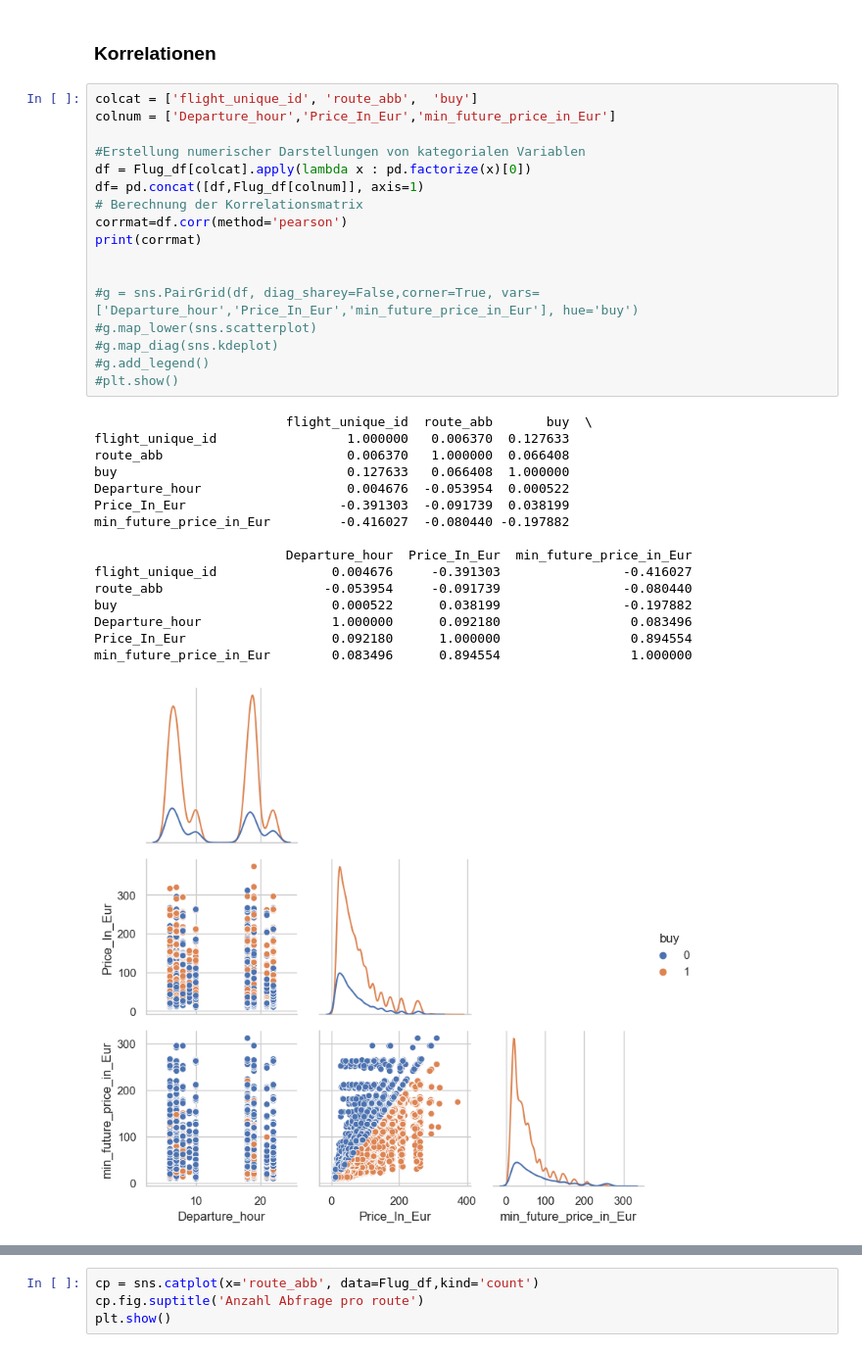
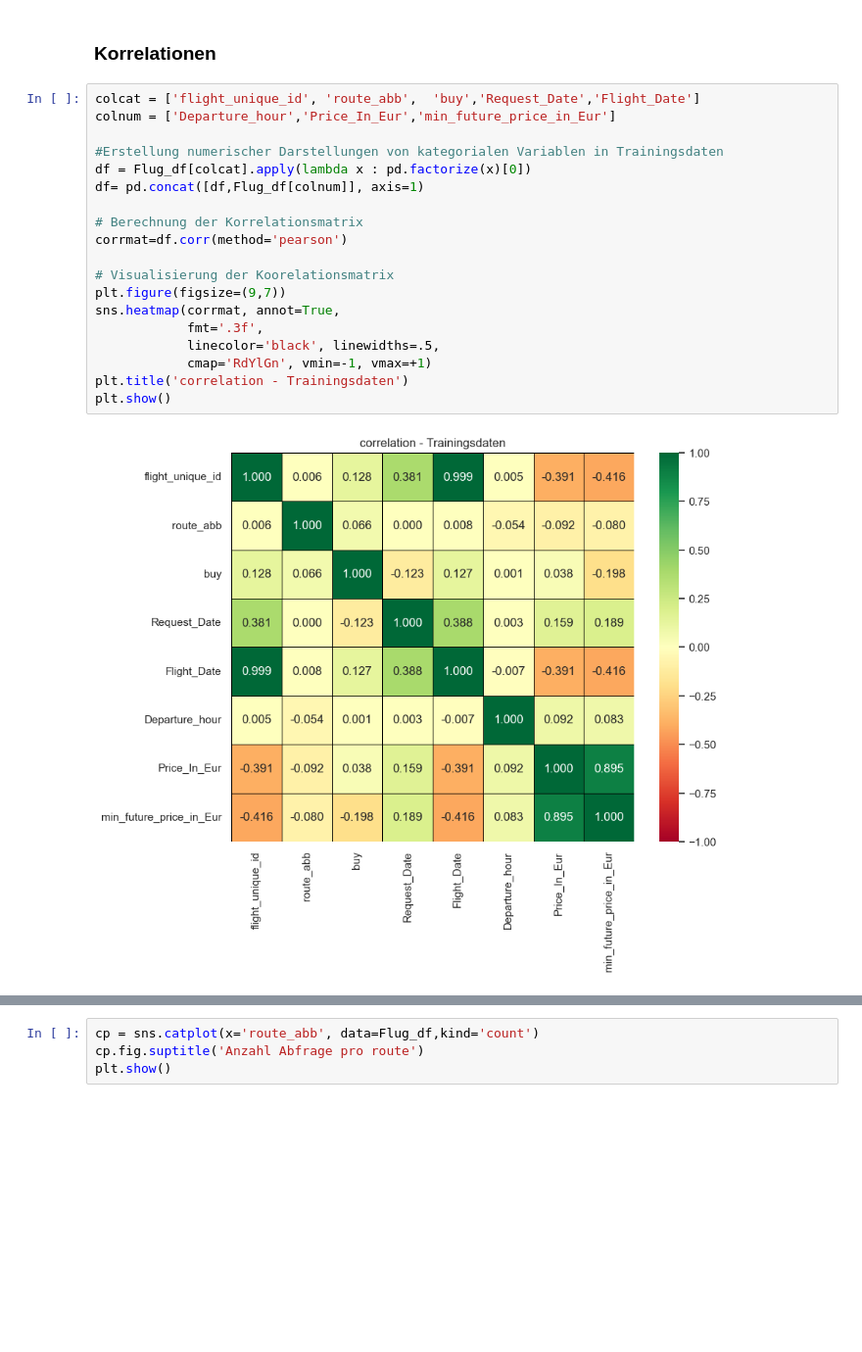
Before and after one commit to hahaha996/Data_Mining_Projekt, a Jupyter notebook: Projekt Datamining/Projekt_DM.ipynb, the cells around one changed output, grey strips where cells are left out. Shown at 98% size. Cells and saved outputs as stored; diff of their text form; blank space fills up the shorter version.

```diff
--- a/Projekt Datamining/Projekt_DM.ipynb
+++ b/Projekt Datamining/Projekt_DM.ipynb
@@ -233,36 +230,23 @@ dtype: object
 # %% [markdown]
 ### Korrelationen
 # %%
-colcat = ['flight_unique_id', 'route_abb',  'buy']
+colcat = ['flight_unique_id', 'route_abb',  'buy','Request_Date','Flight_Date']
 colnum = ['Departure_hour','Price_In_Eur','min_future_price_in_Eur']
 
-#Erstellung numerischer Darstellungen von kategorialen Variablen
+#Erstellung numerischer Darstellungen von kategorialen Variablen in Trainingsdaten
 df = Flug_df[colcat].apply(lambda x : pd.factorize(x)[0])
 df= pd.concat([df,Flug_df[colnum]], axis=1)
+
 # Berechnung der Korrelationsmatrix
 corrmat=df.corr(method='pearson')
-print(corrmat)
 
-
-#g = sns.PairGrid(df, diag_sharey=False,corner=True, vars= ['Departure_hour','Price_In_Eur','min_future_price_in_Eur'], hue='buy')
-#g.map_lower(sns.scatterplot)
-#g.map_diag(sns.kdeplot)
-#g.add_legend()
-#plt.show()
+# Visualisierung der Koorelationsmatrix
+plt.figure(figsize=(9,7))
+sns.heatmap(corrmat, annot=True,
+            fmt='.3f',
+            linecolor='black', linewidths=.5,
+            cmap='RdYlGn', vmin=-1, vmax=+1)
+plt.title('correlation - Trainingsdaten')
+plt.show()
 # %% [output]
-                         flight_unique_id  route_abb       buy  \
-flight_unique_id                 1.000000   0.006370  0.127633
-route_abb                        0.006370   1.000000  0.066408
-buy                              0.127633   0.066408  1.000000
-Departure_hour                   0.004676  -0.053954  0.000522
-Price_In_Eur                    -0.391303  -0.091739  0.038199
-min_future_price_in_Eur         -0.416027  -0.080440 -0.197882
-
-                         Departure_hour  Price_In_Eur  min_future_price_in_Eur
-flight_unique_id               0.004676     -0.391303                -0.416027
-route_abb                     -0.053954     -0.091739                -0.080440
-buy                            0.000522      0.038199                -0.197882
-Departure_hour                 1.000000      0.092180                 0.083496
-Price_In_Eur                   0.092180      1.000000                 0.894554
-min_future_price_in_Eur        0.083496      0.894554                 1.000000
-[figure, old version]
+[figure, new version]
```
Also changed, not shown: parts of 29 cells of this notebook.
